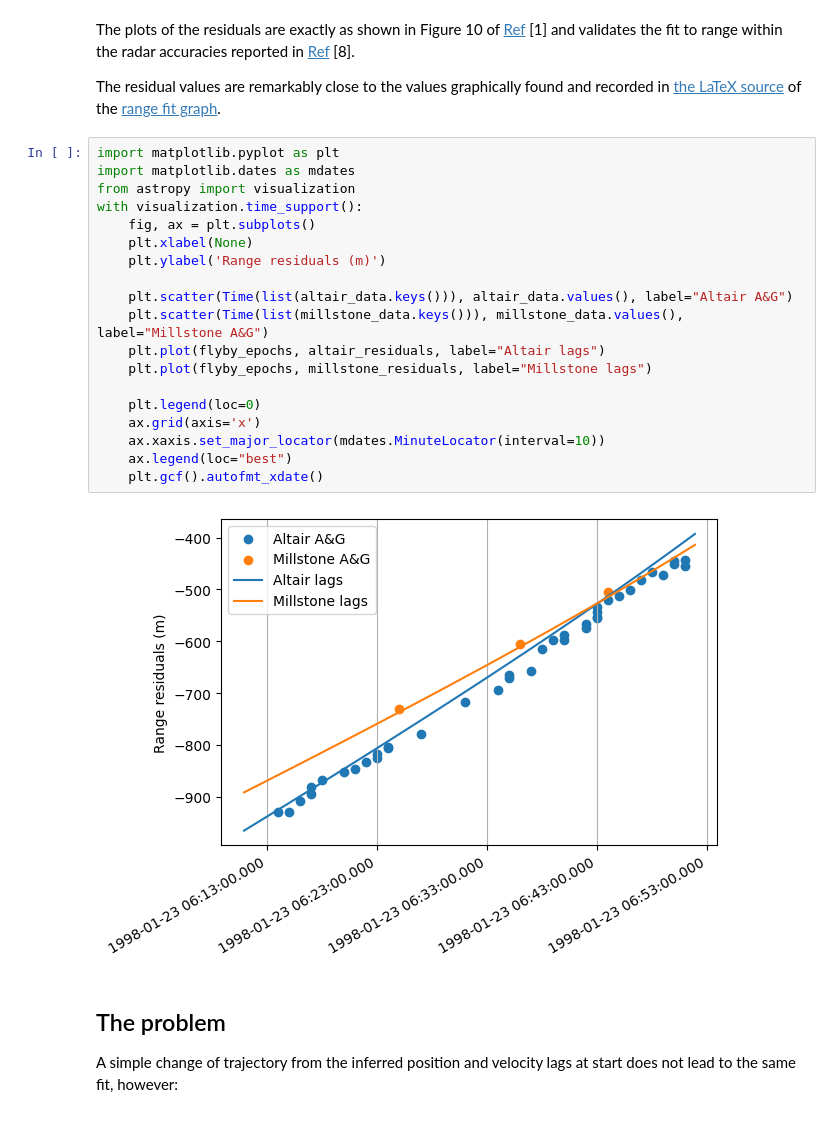
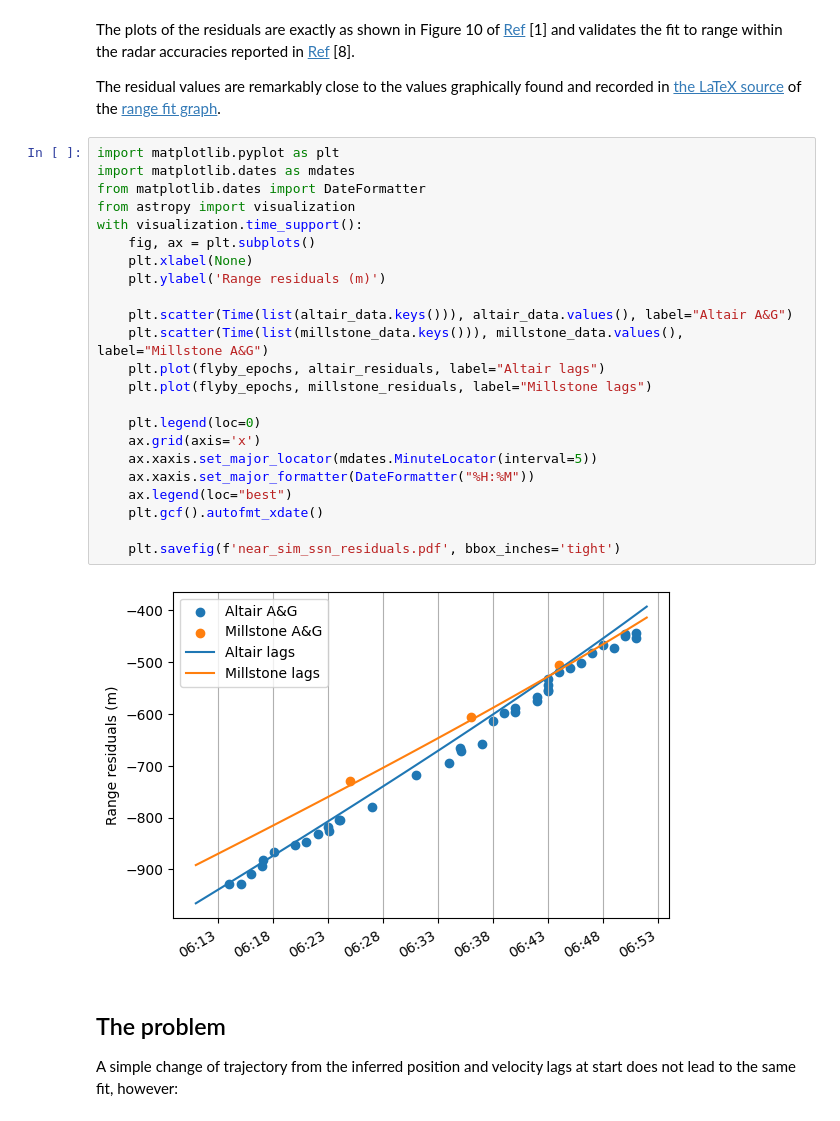
Before and after one commit to earthshrink/anomaly-sim, a Jupyter notebook: near/near_sim_ssn_residuals.ipynb, the cells around one changed output. Cells and saved outputs as stored; diff of their text form.

Commit message:
Date format in graph for SSN

```diff
--- a/near/near_sim_ssn_residuals.ipynb
+++ b/near/near_sim_ssn_residuals.ipynb
@@ -102,24 +102,28 @@ The residual values are remarkably close to the values graphically found and rec
 # %%
 import matplotlib.pyplot as plt
 import matplotlib.dates as mdates
+from matplotlib.dates import DateFormatter
 from astropy import visualization
 with visualization.time_support():
     fig, ax = plt.subplots()
     plt.xlabel(None)
     plt.ylabel('Range residuals (m)')
 
     plt.scatter(Time(list(altair_data.keys())), altair_data.values(), label="Altair A&G")
     plt.scatter(Time(list(millstone_data.keys())), millstone_data.values(), label="Millstone A&G")
     plt.plot(flyby_epochs, altair_residuals, label="Altair lags")
     plt.plot(flyby_epochs, millstone_residuals, label="Millstone lags")
 
     plt.legend(loc=0)
     ax.grid(axis='x')
-    ax.xaxis.set_major_locator(mdates.MinuteLocator(interval=10))
+    ax.xaxis.set_major_locator(mdates.MinuteLocator(interval=5))
+    ax.xaxis.set_major_formatter(DateFormatter("%H:%M"))
     ax.legend(loc="best")
     plt.gcf().autofmt_xdate()
+
+    plt.savefig(f'near_sim_ssn_residuals.pdf', bbox_inches='tight')
 # %% [output]
-[figure, old version]
+[figure, new version]
 # %% [markdown]
 ## The problem
 
```
